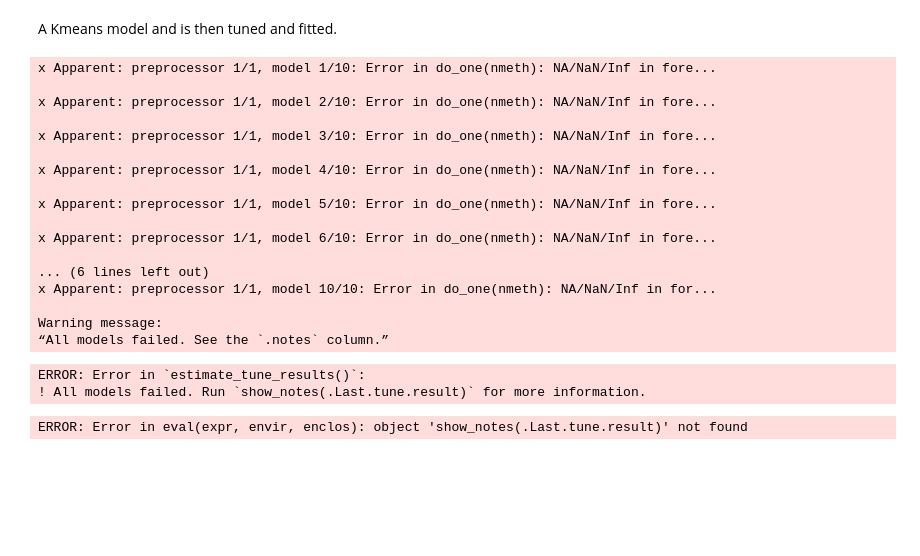
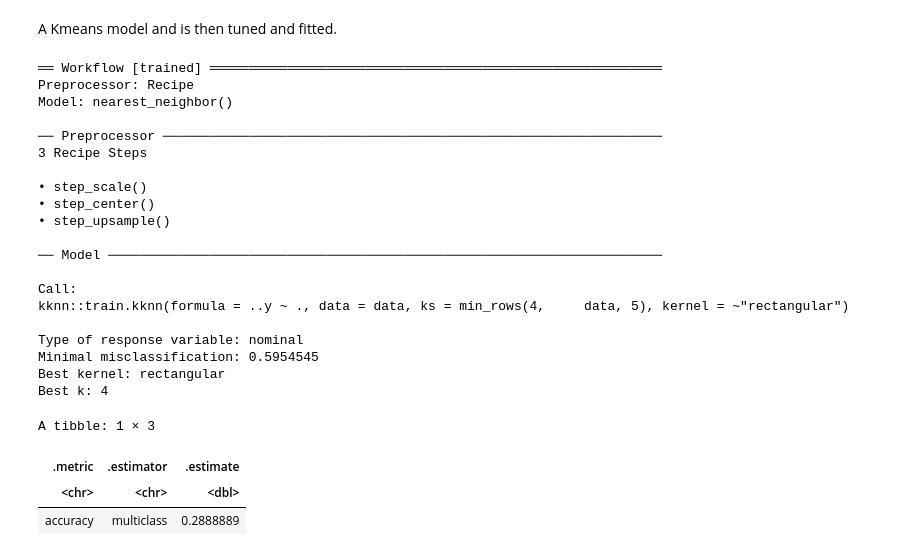
Before and after one commit to dathwal/DSCI100-Project, a Jupyter notebook: Untitled.ipynb, the cells around one changed output. Cells and saved outputs as stored; diff of their text form; code cells hidden in the pictures; blank space fills up the shorter version.

```diff
--- a/Untitled.ipynb
+++ b/Untitled.ipynb
@@ -108,36 +122,41 @@ A Kmeans model and is then tuned and fitted.
 # %%
 
-grid_vals <- tibble(num_clusters=1:10)
+k_fit <- workflow()|>
+add_recipe(k_recipe)|>
+add_model(k_spec)|>
+fit(data = players_training)
 
-kmeans_spec <- k_means(num_clusters = tune())|>
-set_engine("stats")
-
-kmeans_fit <- workflow()|>
-add_recipe(kmeans_recipe)|>
-add_model(kmeans_spec)|>
-tune_cluster(resamples = apparent(players_training), grid = grid_vals)|>
-collect_metrics()
-kmeans_fit
+k_fit
 # %% [output]
-x Apparent: preprocessor 1/1, model 1/10: Error in do_one(nmeth): NA/NaN/Inf in fore...
+══ Workflow [trained] ══════════════════════════════════════════════════════════
+Preprocessor: Recipe
+Model: nearest_neighbor()
 
-x Apparent: preprocessor 1/1, model 2/10: Error in do_one(nmeth): NA/NaN/Inf in fore...
+── Preprocessor ────────────────────────────────────────────────────────────────
+3 Recipe Steps
 
-x Apparent: preprocessor 1/1, model 3/10: Error in do_one(nmeth): NA/NaN/Inf in fore...
+• step_scale()
+• step_center()
+• step_upsample()
 
-x Apparent: preprocessor 1/1, model 4/10: Error in do_one(nmeth): NA/NaN/Inf in fore...
+── Model ───────────────────────────────────────────────────────────────────────
 
-x Apparent: preprocessor 1/1, model 5/10: Error in do_one(nmeth): NA/NaN/Inf in fore...
+Call:
+kknn::train.kknn(formula = ..y ~ ., data = data, ks = min_rows(4,     data, 5), kernel = ~"rectangular")
 
-x Apparent: preprocessor 1/1, model 6/10: Error in do_one(nmeth): NA/NaN/Inf in fore...
-
-... (6 lines left out)
-x Apparent: preprocessor 1/1, model 10/10: Error in do_one(nmeth): NA/NaN/Inf in for...
-
-Warning message:
-“All models failed. See the `.notes` column.”
+Type of response variable: nominal
+Minimal misclassification: 0.5954545
+Best kernel: rectangular
+Best k: 4
-ERROR: Error in `estimate_tune_results()`:
-! All models failed. Run `show_notes(.Last.tune.result)` for more information.
 # %%
+k_predict <- k_fit|>
+predict(players_training)|>
+bind_cols(players_training)|>
+metrics(truth=experience, estimate = .pred_class)|>
+filter(.metric== "accuracy")
+k_predict
 # %% [output]
-ERROR: Error in eval(expr, envir, enclos): object 'show_notes(.Last.tune.result)' not found
+A tibble: 1 × 3
+| .metric | .estimator | .estimate |
+| <chr> | <chr> | <dbl> |
+| accuracy | multiclass | 0.2888889 |
```
Also changed, not shown: parts of 11 cells of this notebook.
